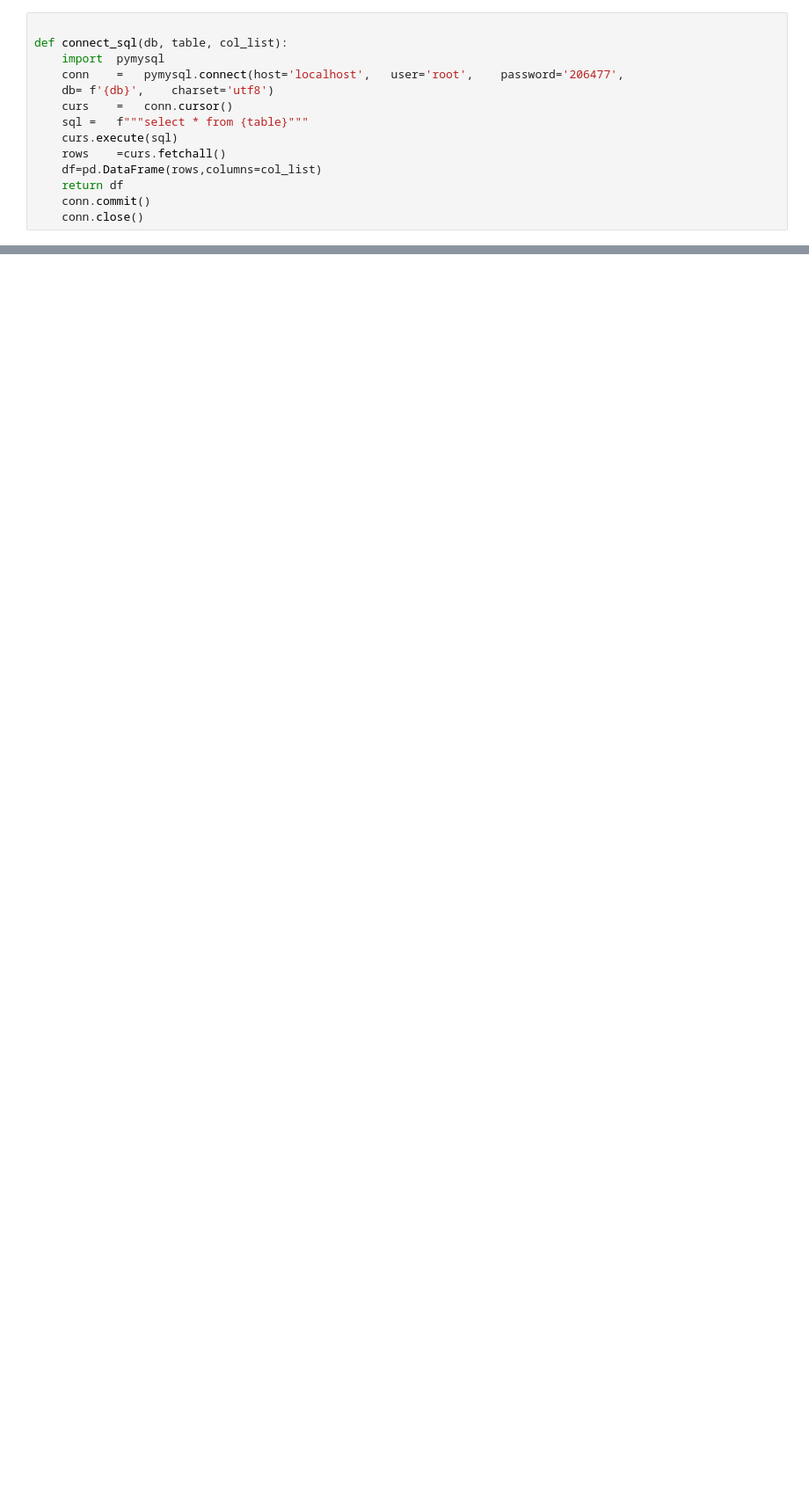
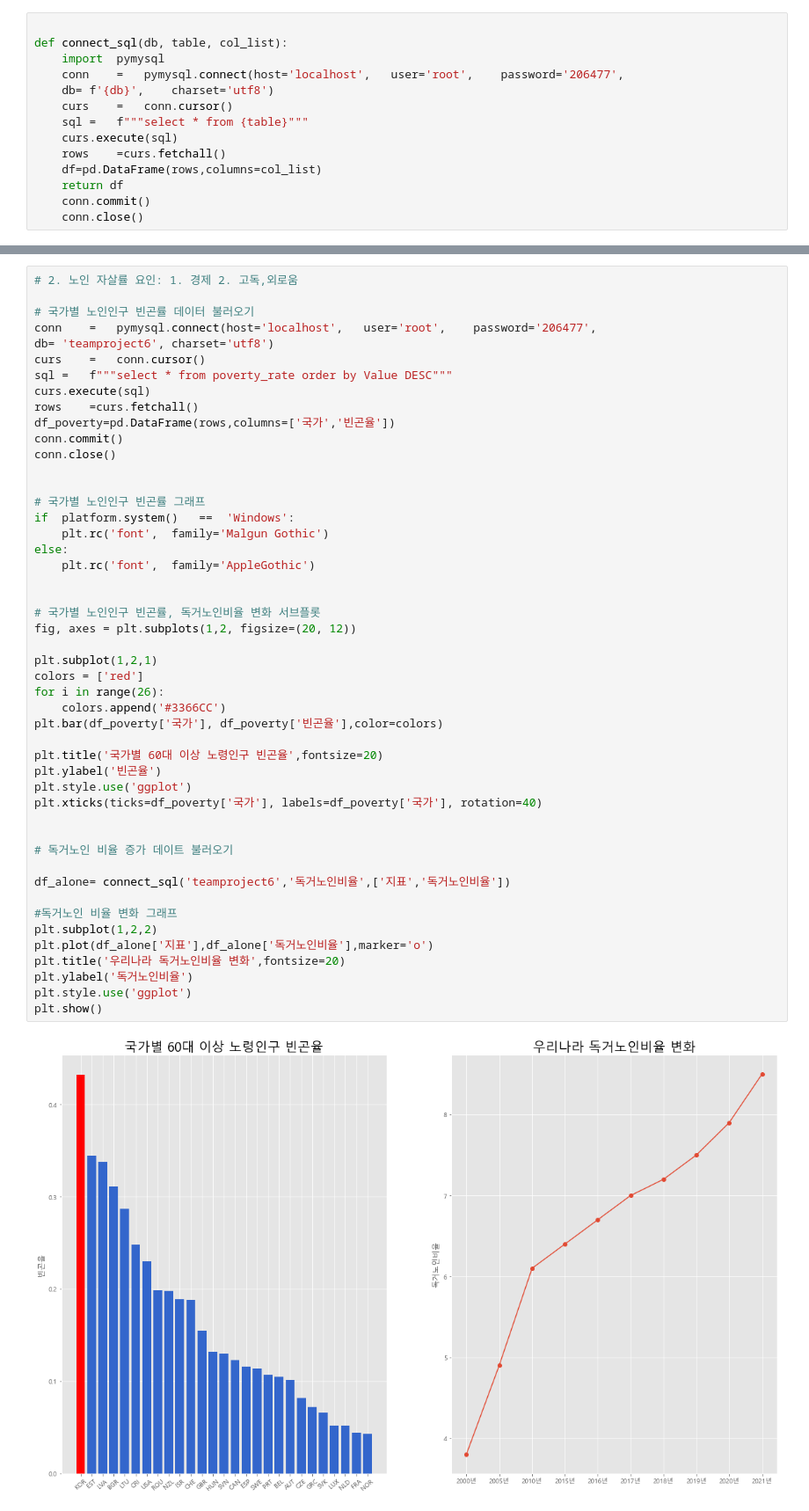
Before and after one commit to MINSU-S/team_project, a Jupyter notebook: week6_sql/week6_welfare.ipynb, the cells around one changed output, grey strips where cells are left out. Shown at 88% size. Drawn from its saved outputs; the diff is of its cells as text; blank space fills up the shorter version.

```diff
--- a/week6_sql/week6_welfare.ipynb
+++ b/week6_sql/week6_welfare.ipynb
@@ -19,0 +140,50 @@ def connect_sql(db, table, col_list):
+# %%
+# 2. 노인 자살률 요인: 1. 경제 2. 고독,외로움
+
+# 국가별 노인인구 빈곤률 데이터 불러오기
+conn	=	pymysql.connect(host='localhost',	user='root',	password='206477',
+db= 'teamproject6',	charset='utf8')
+curs	=	conn.cursor()
+sql =	f"""select * from poverty_rate order by Value DESC"""
+curs.execute(sql)
+rows	=curs.fetchall()
+df_poverty=pd.DataFrame(rows,columns=['국가','빈곤율'])
+conn.commit()
+conn.close()
+
+
+# 국가별 노인인구 빈곤률 그래프
+if	platform.system()	==	'Windows':
+    plt.rc('font',	family='Malgun Gothic')
+else:
+    plt.rc('font',	family='AppleGothic')
+
+
+# 국가별 노인인구 빈곤률, 독거노인비율 변화 서브플롯
+fig, axes = plt.subplots(1,2, figsize=(20, 12))
+
+plt.subplot(1,2,1)
+colors = ['red']
+for i in range(26):
+    colors.append('#3366CC')
+plt.bar(df_poverty['국가'], df_poverty['빈곤율'],color=colors)
+
+plt.title('국가별 60대 이상 노령인구 빈곤율',fontsize=20)
+plt.ylabel('빈곤율')
+plt.style.use('ggplot')
+plt.xticks(ticks=df_poverty['국가'], labels=df_poverty['국가'], rotation=40)
+
+
+# 독거노인 비율 증가 데이트 불러오기
+
+df_alone= connect_sql('teamproject6','독거노인비율',['지표','독거노인비율'])
+
+#독거노인 비율 변화 그래프
+plt.subplot(1,2,2)
+plt.plot(df_alone['지표'],df_alone['독거노인비율'],marker='o')
+plt.title('우리나라 독거노인비율 변화',fontsize=20)
+plt.ylabel('독거노인비율')
+plt.style.use('ggplot')
+plt.show()
+# %% [output]
+[figure, added]
```
Also changed, not shown: parts of 19 cells of this notebook, 3 other files.
